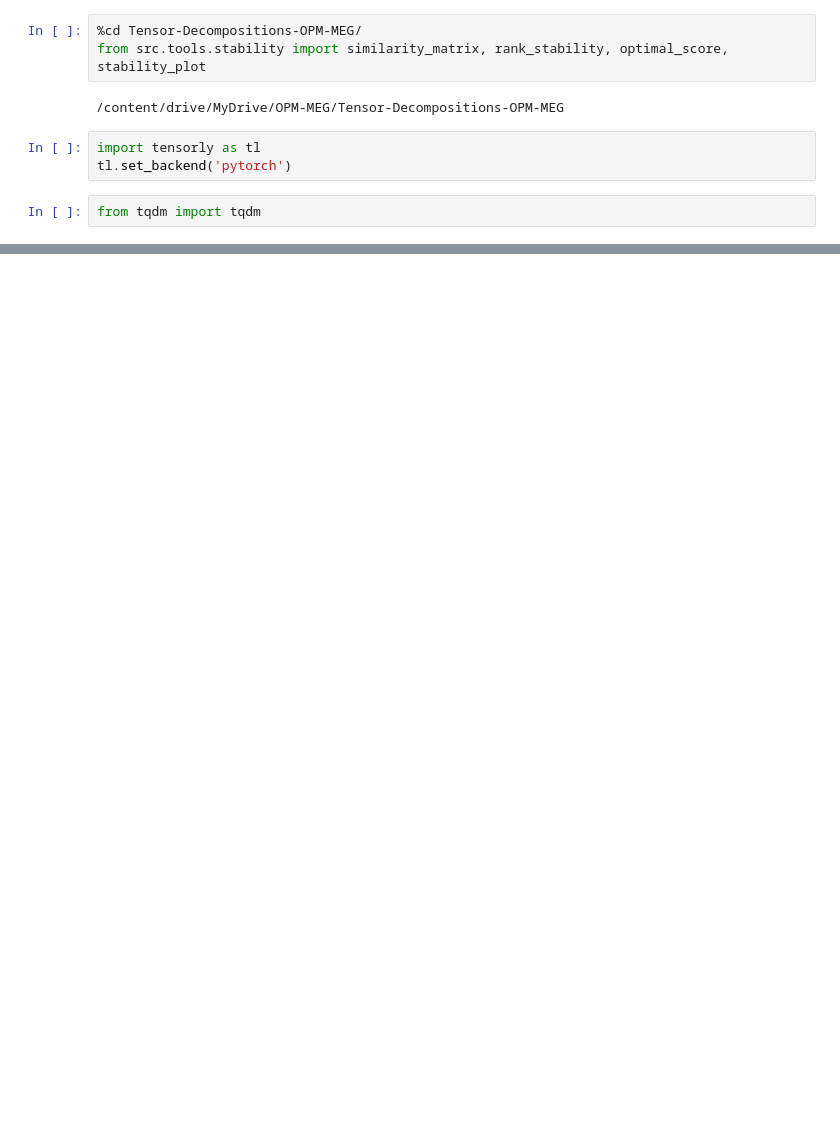
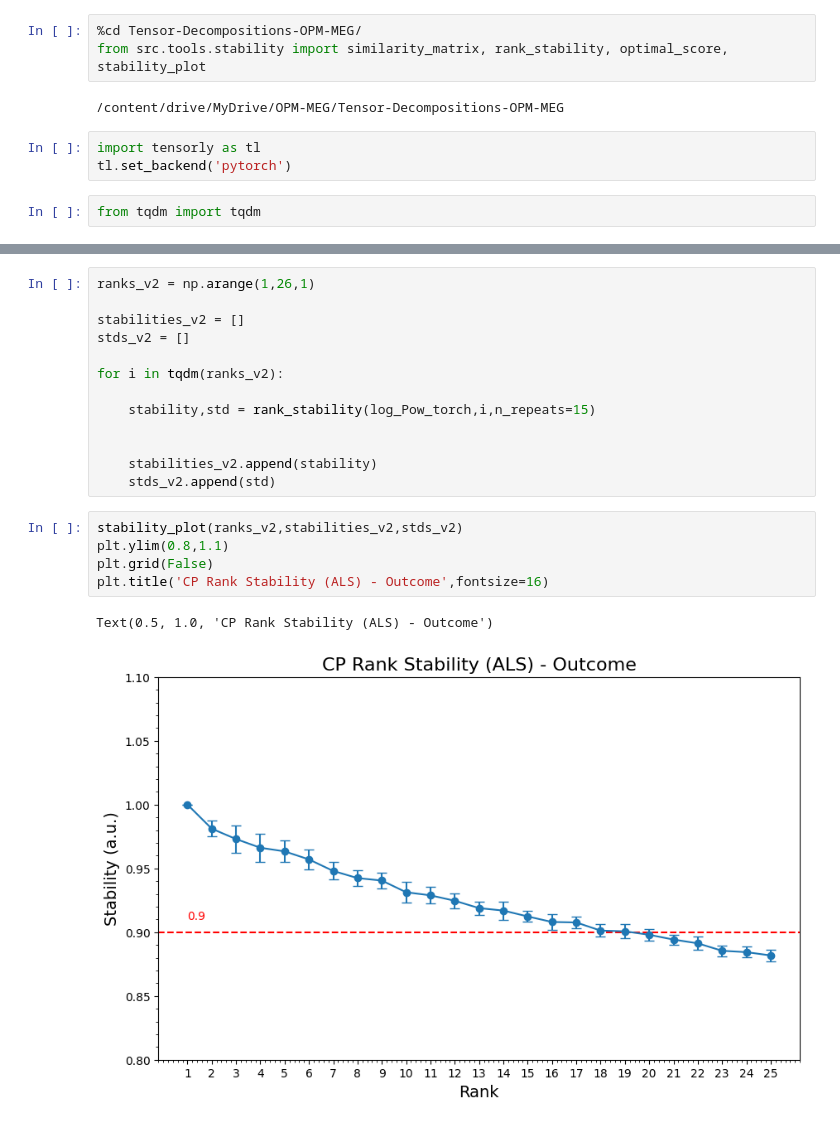
Before and after one commit to hug0-w/Tensor-Decompositions-OPM-MEG, a Jupyter notebook: decompositions/rank_selection_outcome.ipynb, the cells around one changed output, grey strips where cells are left out. Drawn from its saved outputs; the diff is of its cells as text; blank space fills up the shorter version.

```diff
--- a/decompositions/rank_selection_outcome.ipynb
+++ b/decompositions/rank_selection_outcome.ipynb
@@ -157,0 +164,21 @@ NameError: name 'run_factors' is not defined
+# %%
+ranks_v2 = np.arange(1,26,1)
+
+stabilities_v2 = []
+stds_v2 = []
+
+for i in tqdm(ranks_v2):
+
+    stability,std = rank_stability(log_Pow_torch,i,n_repeats=15)
+
+
+    stabilities_v2.append(stability)
+    stds_v2.append(std)
+# %%
+stability_plot(ranks_v2,stabilities_v2,stds_v2)
+plt.ylim(0.8,1.1)
+plt.grid(False)
+plt.title('CP Rank Stability (ALS) - Outcome',fontsize=16)
+# %% [output]
+Text(0.5, 1.0, 'CP Rank Stability (ALS) - Outcome')
+[figure, added]
```
Also changed, not shown: parts of 10 cells of this notebook.
